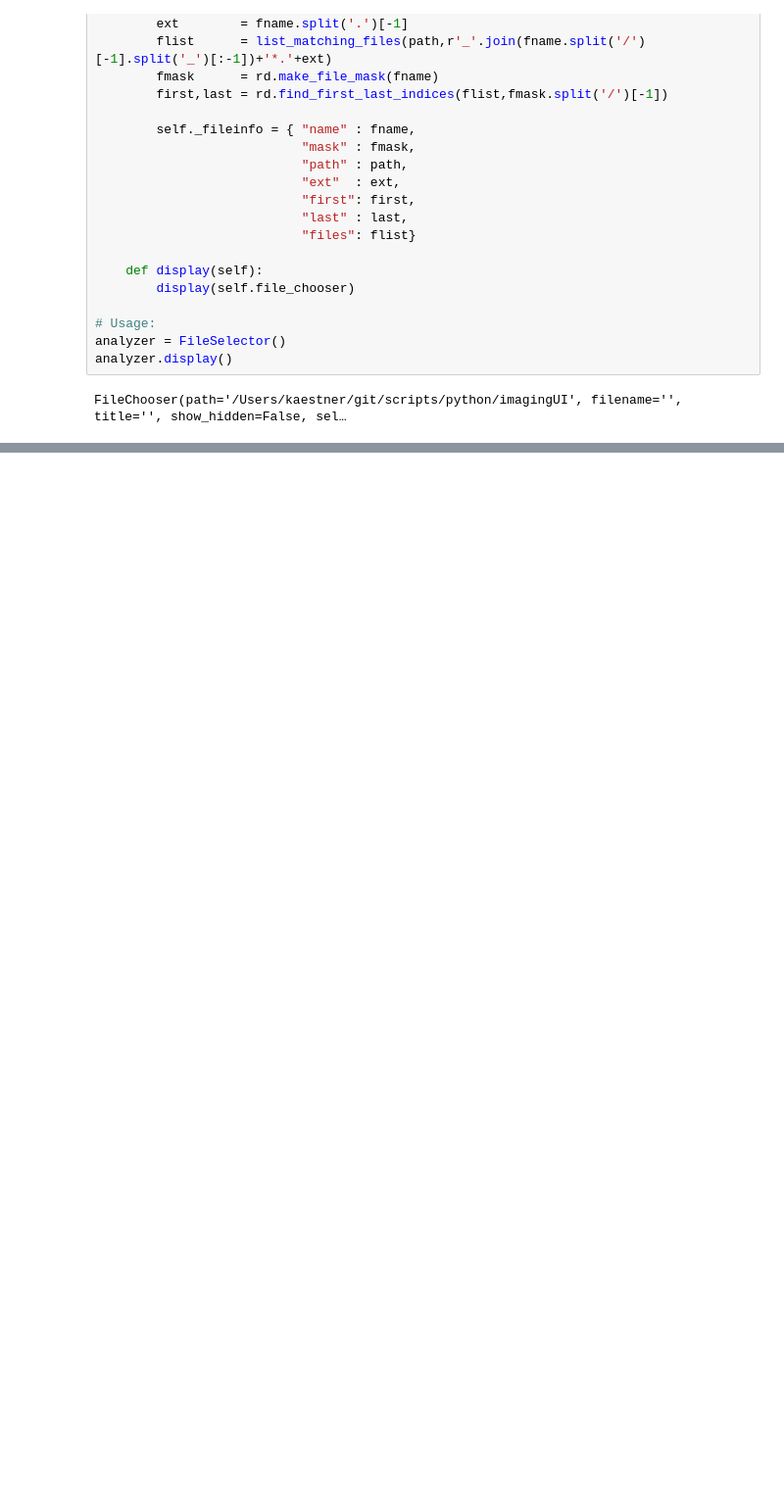
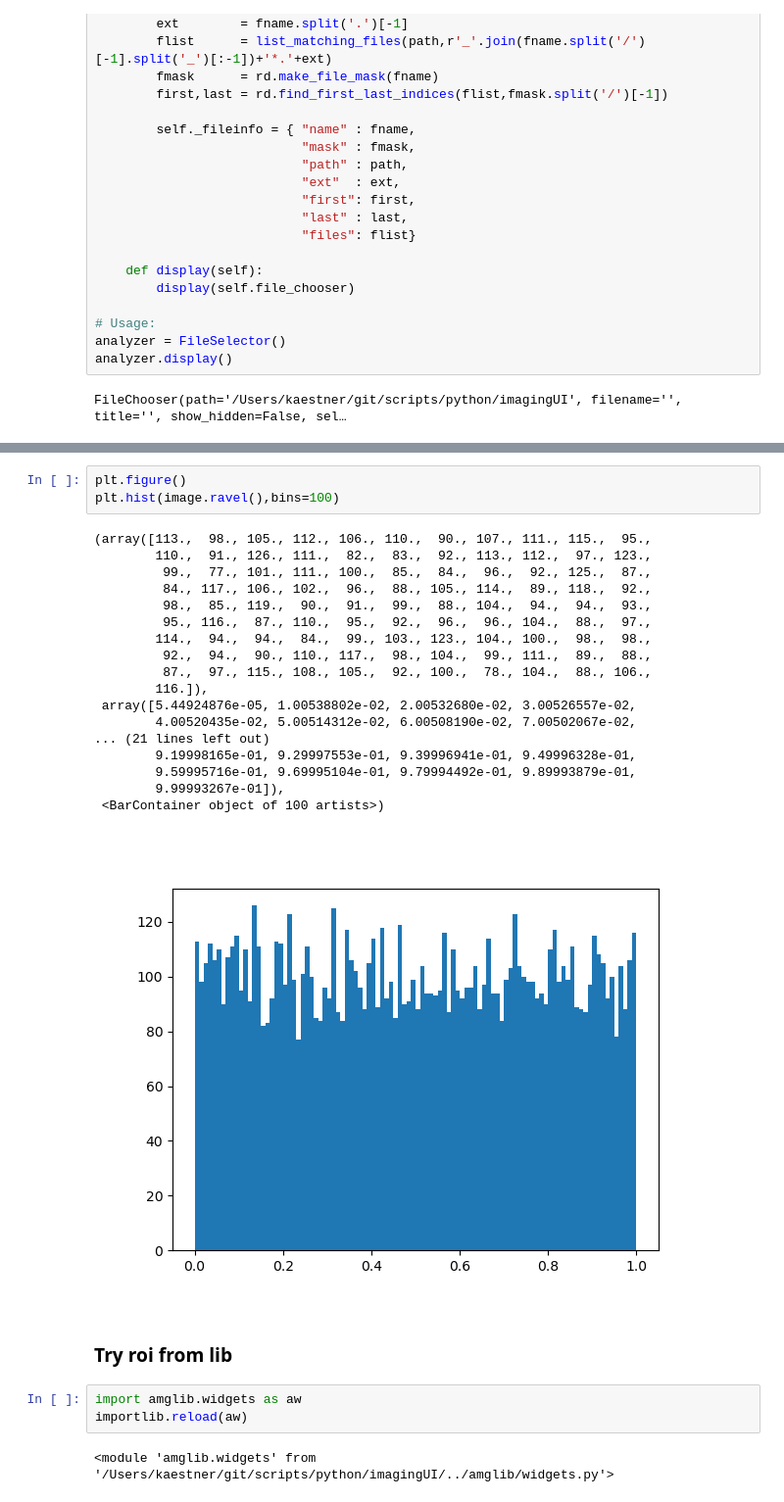
Before and after one commit to neutronimaging/scripts, a Jupyter notebook: python/imagingUI/TestingiPyWidgets.ipynb, the cells around one changed output, grey strips where cells are left out. Shown: that part at 98% size. Saved outputs shown, nothing was run; the diff lists cells and outputs as text; blank space fills up the shorter version.

```diff
--- a/python/imagingUI/TestingiPyWidgets.ipynb
+++ b/python/imagingUI/TestingiPyWidgets.ipynb
@@ -865,0 +947,29 @@ fs.info
+# %%
+plt.figure()
+plt.hist(image.ravel(),bins=100)
+# %% [output]
+(array([113.,  98., 105., 112., 106., 110.,  90., 107., 111., 115.,  95.,
+        110.,  91., 126., 111.,  82.,  83.,  92., 113., 112.,  97., 123.,
+         99.,  77., 101., 111., 100.,  85.,  84.,  96.,  92., 125.,  87.,
+         84., 117., 106., 102.,  96.,  88., 105., 114.,  89., 118.,  92.,
+         98.,  85., 119.,  90.,  91.,  99.,  88., 104.,  94.,  94.,  93.,
+         95., 116.,  87., 110.,  95.,  92.,  96.,  96., 104.,  88.,  97.,
+        114.,  94.,  94.,  84.,  99., 103., 123., 104., 100.,  98.,  98.,
+         92.,  94.,  90., 110., 117.,  98., 104.,  99., 111.,  89.,  88.,
+         87.,  97., 115., 108., 105.,  92., 100.,  78., 104.,  88., 106.,
+        116.]),
+ array([5.44924876e-05, 1.00538802e-02, 2.00532680e-02, 3.00526557e-02,
+        4.00520435e-02, 5.00514312e-02, 6.00508190e-02, 7.00502067e-02,
+... (21 lines left out)
+        9.19998165e-01, 9.29997553e-01, 9.39996941e-01, 9.49996328e-01,
+        9.59995716e-01, 9.69995104e-01, 9.79994492e-01, 9.89993879e-01,
+        9.99993267e-01]),
+ <BarContainer object of 100 artists>)
+[figure, added]
+# %% [markdown]
+### Try roi from lib
+# %%
+import amglib.widgets as aw
+importlib.reload(aw)
+# %% [output]
+<module 'amglib.widgets' from '/Users/kaestner/git/scripts/python/imagingUI/../amglib/widgets.py'>
```
Also changed, not shown: parts of 24 cells of this notebook, 1 other file.
